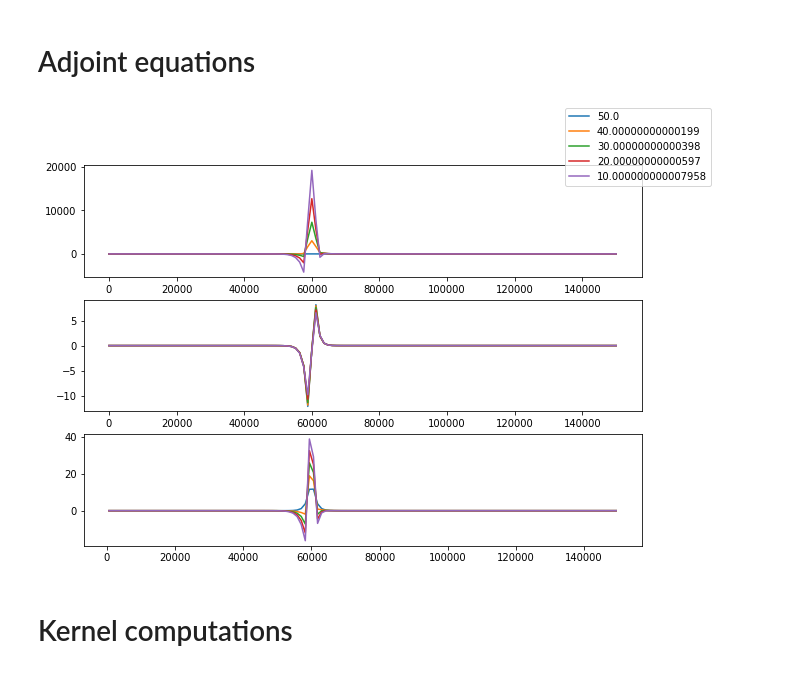
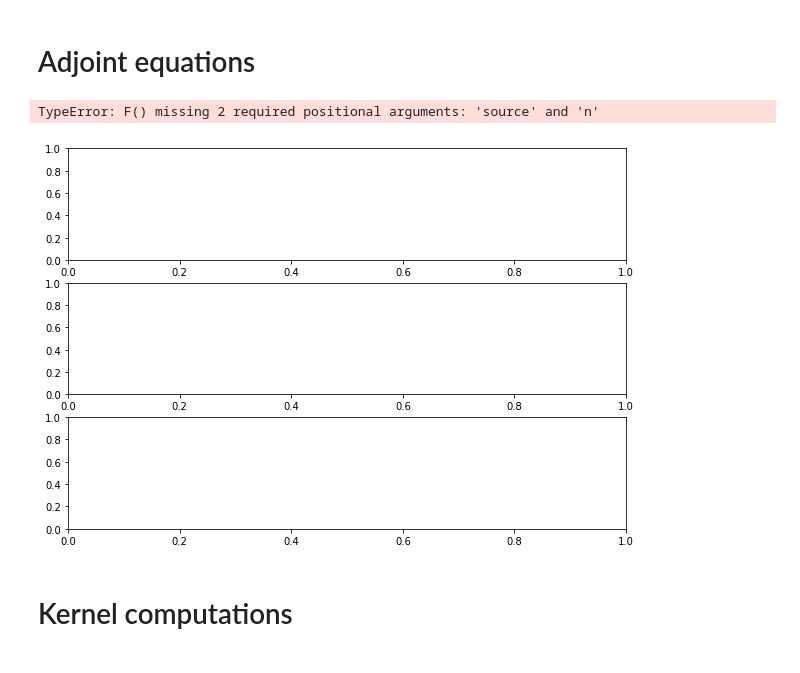
Before and after one commit to gerier/Inversion_LNS, a Jupyter notebook: DF_LNS_Adjoint.ipynb, the cells around one changed output. Drawn from its saved outputs; the diff is of its cells as text; code cells hidden in the pictures.

```diff
--- a/DF_LNS_Adjoint.ipynb
+++ b/DF_LNS_Adjoint.ipynb
@@ -554,7 +589,7 @@ Text(0.5, 0.98, 'A T = 0, the background')
 [figure]
 # %%
 # Resolution in a 1d case
-t_end, U_end, history_obs = RK4(get_RHS, U1, T_init, Tmax, U0, T0, g, l, mu, kappa, gamma, R, h, dt, source)
+t_end, U_end, history_obs = RK4(get_RHS, U1, T_init, Tmax, U0, T0, g, l, mu, kappa, gamma, Cv, h, dt, source)
 # %% [output]
 [figure]
 # %%
@@ -579,5 +614,5 @@ Text(0.5, 0.98, 'A T = 49.99, the background')
 # %%
 # Resolution in a 1d case
 U_tmax = deepcopy(U_end)
-t_start, U_start, history_reverse = RK4(get_RHS, U_end, Tmax, T_init, U0, T0, g, l, mu, kappa, gamma, R, h, dt, source)
+t_start, U_start, history_reverse = RK4(get_RHS, U_end, Tmax, T_init, U0, T0, g, l, mu, kappa, gamma, Cv, h, dt, source)
 # %% [output]
@@ -611,9 +646,9 @@ def dchi(reverse_U, obs_U, t, dt, dz, d_receivers):
 
     reverse_U_t = reverse_U[len(reverse_U) - 1 - int(t/dt)]
     obs_U_t = obs_U[int(t/dt)]
-    diff[0,0:n:dr] = reverse_U_t.rho[0:n:dr] - obs_U_t.rho[0:n:dr]
-    diff[1,0:n-1:dr] = reverse_U_t.v[0:n:dr] - obs_U_t.v[0:n:dr]
-    diff[2,0:n:dr] = reverse_U_t.p[0:n:dr] - obs_U_t.p[0:n:dr]
+    diff[0,0:n:dr] = (reverse_U_t.rho[0:n:dr] - obs_U_t.rho[0:n:dr]) / obs_U_t.rho[0:n:dr]
+    diff[1,0:n-1:dr] = (reverse_U_t.v[0:n:dr] - obs_U_t.v[0:n:dr]) / obs_U_t.v[0:n:dr]
+    diff[2,0:n:dr] = (reverse_U_t.p[0:n:dr] - obs_U_t.p[0:n:dr]) / obs_U_t.p[0:n:dr]
     return diff
 
 def DF_kappaDp(p, kappa, gamma, dz, BC, DF_C, DF_DC):
@@ -622,7 +657,7 @@ def DF_kappaDp(p, kappa, gamma, dz, BC, DF_C, DF_DC):
     aux = np.append( np.append([kappa[0] * (gamma[0]-1)], kappa * (gamma-1)), [kappa[-1] * (gamma[-1]-1)])
     return DF_C( (aux[1:]+ aux[:-1])/2  * dp, dz, BC, False)
 # %%
-def get_adjoint_RHS(Ustar, t, U0, T0, g, l, mu, kappa, gamma, R, dz, dt, source, reverse_U, observation_U, d_receivers, order_DF=4):
+def get_adjoint_RHS(Ustar, t, U0, T0, g, l, mu, kappa, gamma, Cv, dz, dt, source, reverse_U, observation_U, d_receivers, order_DF=4):
     if order_DF == 4:
         DF_DC = DF_DC_4
         DF_C = DF_C_4
@@ -665,16 +700,17 @@ def get_adjoint_RHS(Ustar, t, U0, T0, g, l, mu, kappa, gamma, R, dz, dt, source,
     U[2,:] = - DF_C(Ustar.v, dz, BCstar)                                       # div m*
     U[2,:] += gamma * Ustar.p * DF_C(U0.v, dz, BC_v0)                          # gamma p* div v0
     U[2,:] -= DF_C(  (Ustar.p[1:]+Ustar.p[:-1])/2 * U0.v, dz, BCstar)          # div(p* v0)
-    U[2,:] -= ddp / (R * U0.rho)                                               # 1/ ( (gamma-1) cv rho0) div( (1-gamma) kappa grad p)
+    U[2,:] -= ddp / ((gamma-1) * Cv * U0.rho)                                               # 1/ ( (gamma-1) cv rho0) div( (1-gamma) kappa grad p)
     U[2,:] += Fadjoint[2,:]
 
     return LNS_Variable(U[0,:], U[1,:-1], U[2,:])
 # %%
 # Resolution in a 1d case
 U_end = deepcopy(U_tmax)
-t_start, U_start, history_adjoint = RK4(get_adjoint_RHS, U_end, Tmax, T_init, U0, T0, g, l, mu, kappa, gamma, R, h, dt, source, history_reverse, history_obs, d_receivers)
+t_start, U_start, history_adjoint = RK4(get_adjoint_RHS, U_end, Tmax, T_init, U0, T0, g, l, mu, kappa, gamma, Cv, h, dt, source, history_reverse, history_obs, d_receivers)
 # %% [output]
+TypeError: F() missing 2 required positional arguments: 'source' and 'n'
-[figure, old version]
+[figure, new version]
 # %% [markdown]
 # Kernel computations
 # %% [markdown]
```
Also changed, not shown: parts of 9 cells of this notebook.
